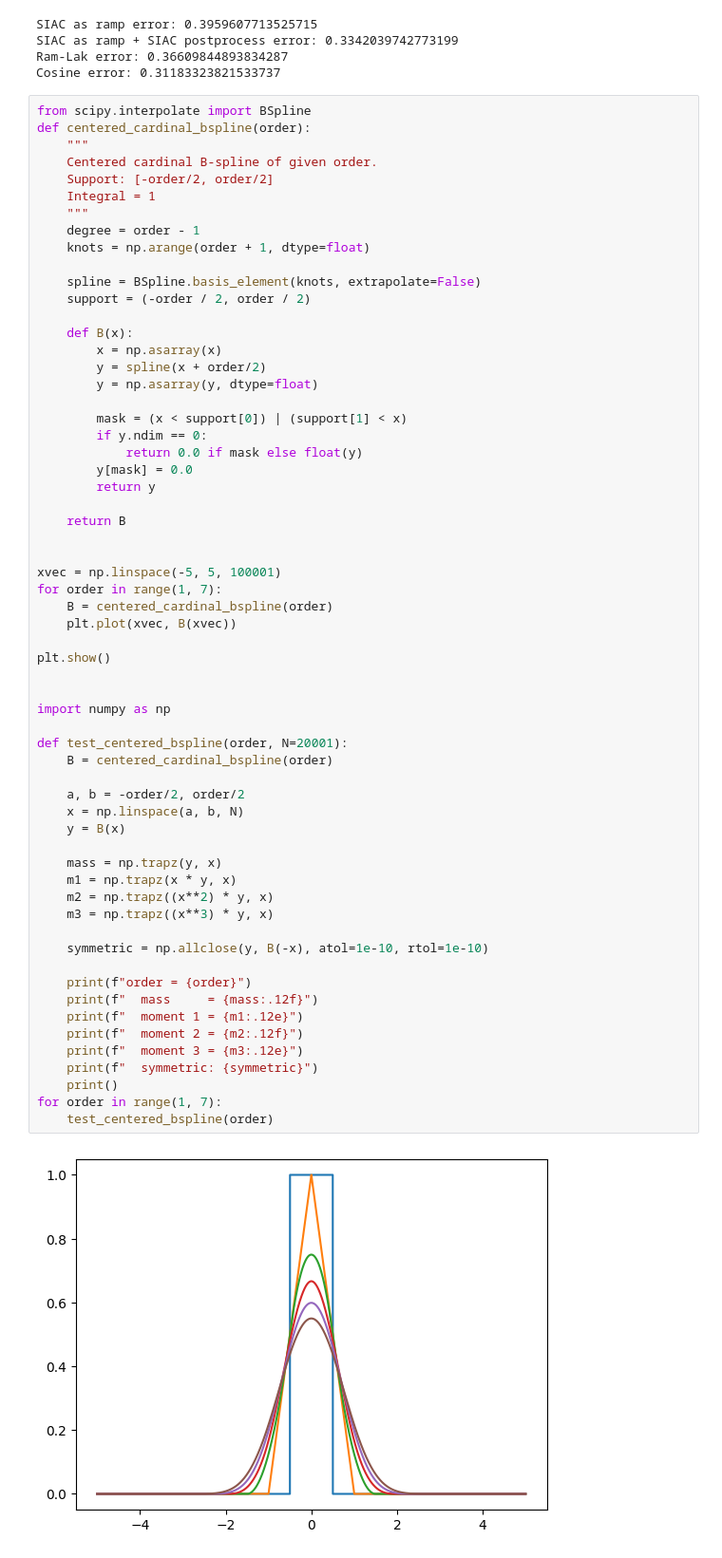
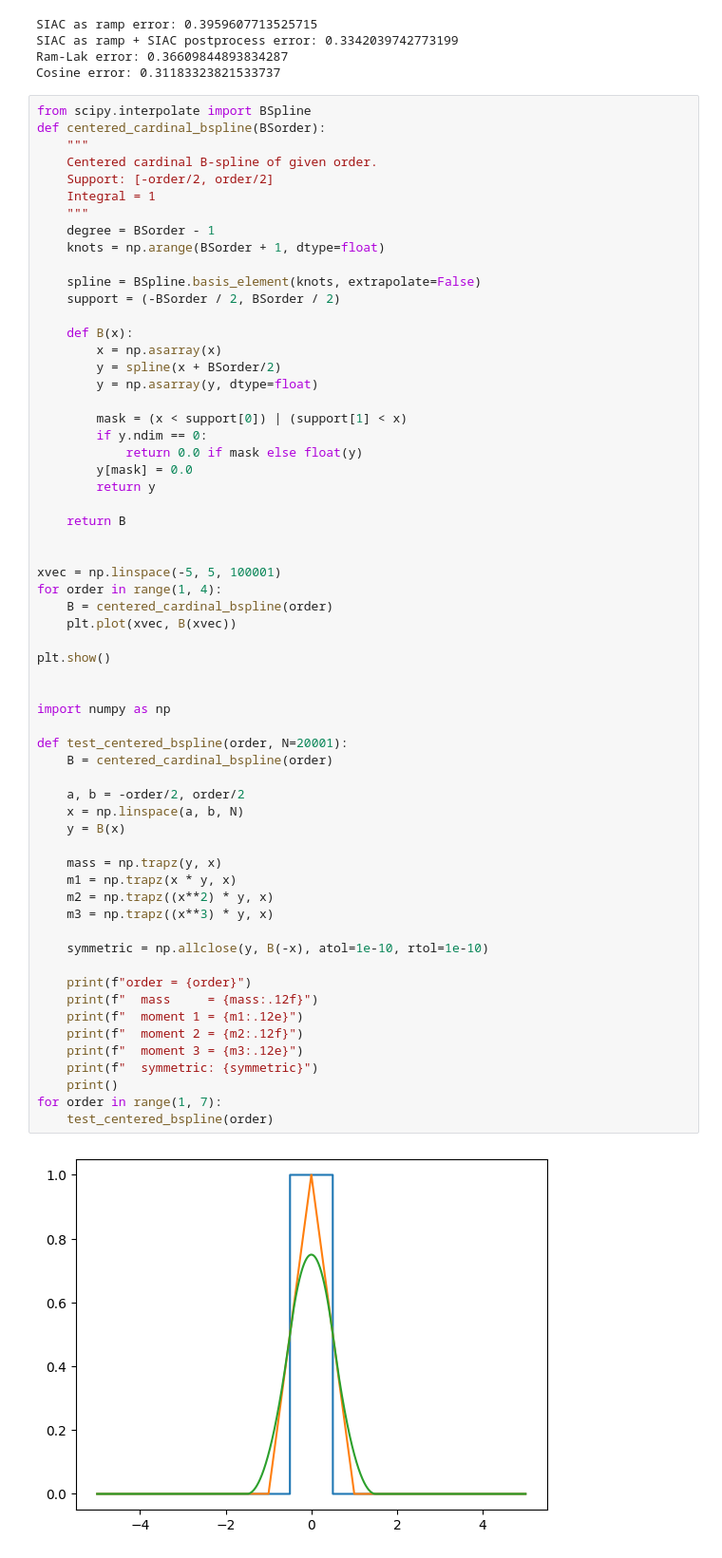
Before and after one commit to AdamHopkinss/SIAC-CT-Reconstruction, a Jupyter notebook: notebooks/SIAC_and_Ramp_filter.ipynb, the cells around one changed output. Shown at 95% size. Saved outputs shown, nothing was run; the diff lists cells and outputs as text.

```diff
--- a/notebooks/SIAC_and_Ramp_filter.ipynb
+++ b/notebooks/SIAC_and_Ramp_filter.ipynb
@@ -711,21 +711,21 @@ Ram-Lak error: 0.36609844893834287
 Cosine error: 0.31183323821533737
 # %%
 from scipy.interpolate import BSpline
-def centered_cardinal_bspline(order):
+def centered_cardinal_bspline(BSorder):
     """
     Centered cardinal B-spline of given order.
     Support: [-order/2, order/2]
     Integral = 1
     """
-    degree = order - 1
-    knots = np.arange(order + 1, dtype=float)
+    degree = BSorder - 1
+    knots = np.arange(BSorder + 1, dtype=float)
 
     spline = BSpline.basis_element(knots, extrapolate=False)
-    support = (-order / 2, order / 2)
+    support = (-BSorder / 2, BSorder / 2)
 
     def B(x):
         x = np.asarray(x)
-        y = spline(x + order/2)
+        y = spline(x + BSorder/2)
         y = np.asarray(y, dtype=float)
 
         mask = (x < support[0]) | (support[1] < x)
@@ -738,40 +738,40 @@ def centered_cardinal_bspline(order):
 
 
 xvec = np.linspace(-5, 5, 100001)
-for order in range(1, 7):
+for order in range(1, 4):
     B = centered_cardinal_bspline(order)
     plt.plot(xvec, B(xvec))
 
 plt.show()
 
 
 import numpy as np
 
 def test_centered_bspline(order, N=20001):
     B = centered_cardinal_bspline(order)
 
     a, b = -order/2, order/2
     x = np.linspace(a, b, N)
     y = B(x)
 
     mass = np.trapz(y, x)
     m1 = np.trapz(x * y, x)
     m2 = np.trapz((x**2) * y, x)
     m3 = np.trapz((x**3) * y, x)
 
     symmetric = np.allclose(y, B(-x), atol=1e-10, rtol=1e-10)
 
     print(f"order = {order}")
     print(f"  mass     = {mass:.12f}")
     print(f"  moment 1 = {m1:.12e}")
     print(f"  moment 2 = {m2:.12f}")
     print(f"  moment 3 = {m3:.12e}")
     print(f"  symmetric: {symmetric}")
     print()
 for order in range(1, 7):
     test_centered_bspline(order)
 # %% [output]
-[figure, old version]
+[figure, new version]
 order = 1
   mass     = 1.000000000000
   moment 1 = 0.000000000000e+00
```
Also changed, not shown: parts of 4 cells of this notebook, 13 other files.
